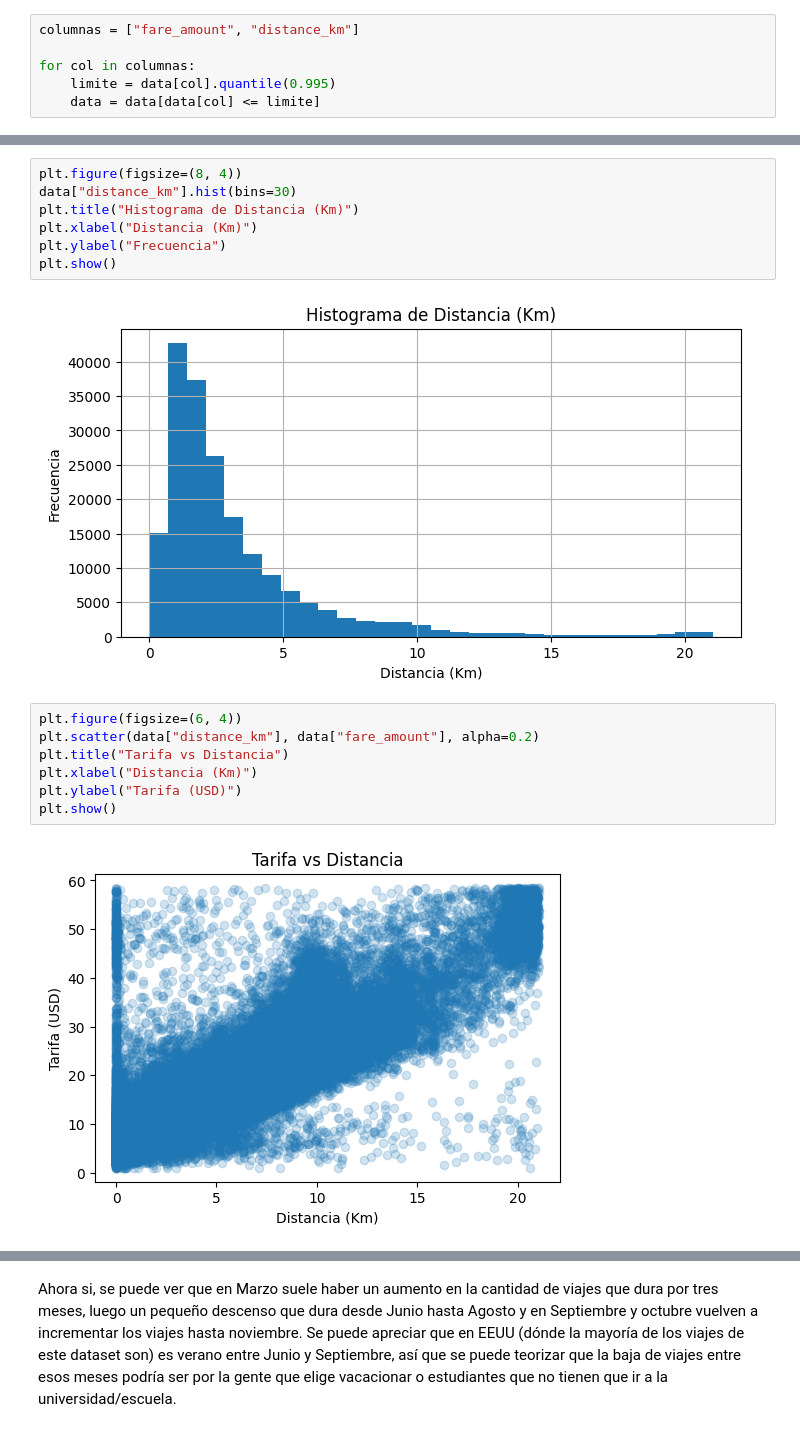
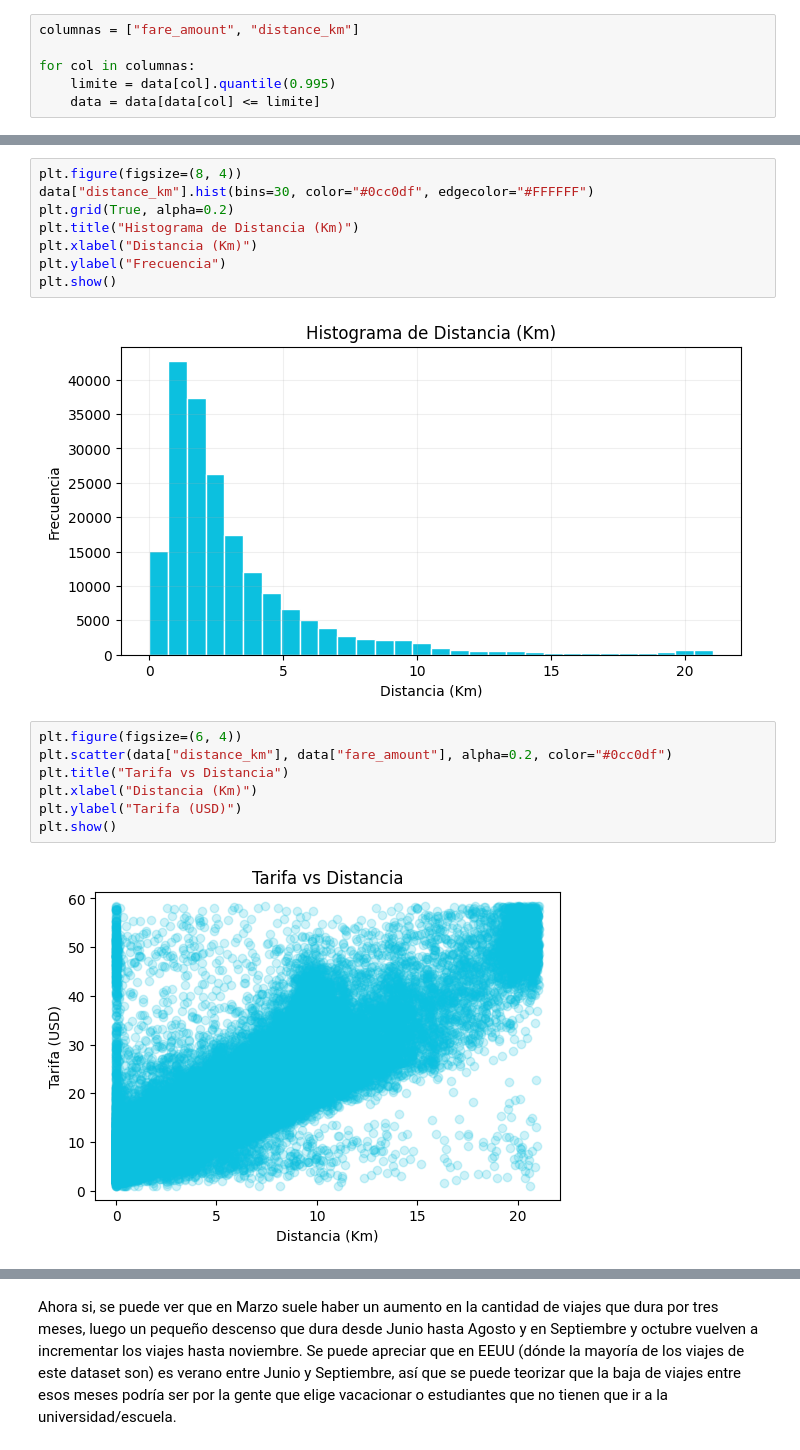
Before and after one commit to SebMun33/AA1-TUIA-2026C1-Onyskiw-Mu-oz, a Jupyter notebook: analisis_descriptivo.ipynb, the cells around one changed output, grey strips where cells are left out. Saved outputs shown, nothing was run; the diff lists cells and outputs as text.

```diff
--- a/analisis_descriptivo.ipynb
+++ b/analisis_descriptivo.ipynb
@@ -433,18 +436,19 @@ plt.show()
 # %%
 plt.figure(figsize=(8, 4))
-data["distance_km"].hist(bins=30)
+data["distance_km"].hist(bins=30, color="#0cc0df", edgecolor="#FFFFFF")
+plt.grid(True, alpha=0.2)
 plt.title("Histograma de Distancia (Km)")
 plt.xlabel("Distancia (Km)")
 plt.ylabel("Frecuencia")
 plt.show()
 # %% [output]
-[figure, old version]
+[figure, new version]
 # %%
 plt.figure(figsize=(6, 4))
-plt.scatter(data["distance_km"], data["fare_amount"], alpha=0.2)
+plt.scatter(data["distance_km"], data["fare_amount"], alpha=0.2, color="#0cc0df")
 plt.title("Tarifa vs Distancia")
 plt.xlabel("Distancia (Km)")
 plt.ylabel("Tarifa (USD)")
 plt.show()
 # %% [output]
-[figure, old version]
+[figure, new version]
```
Also changed, not shown: parts of 11 cells of this notebook.
